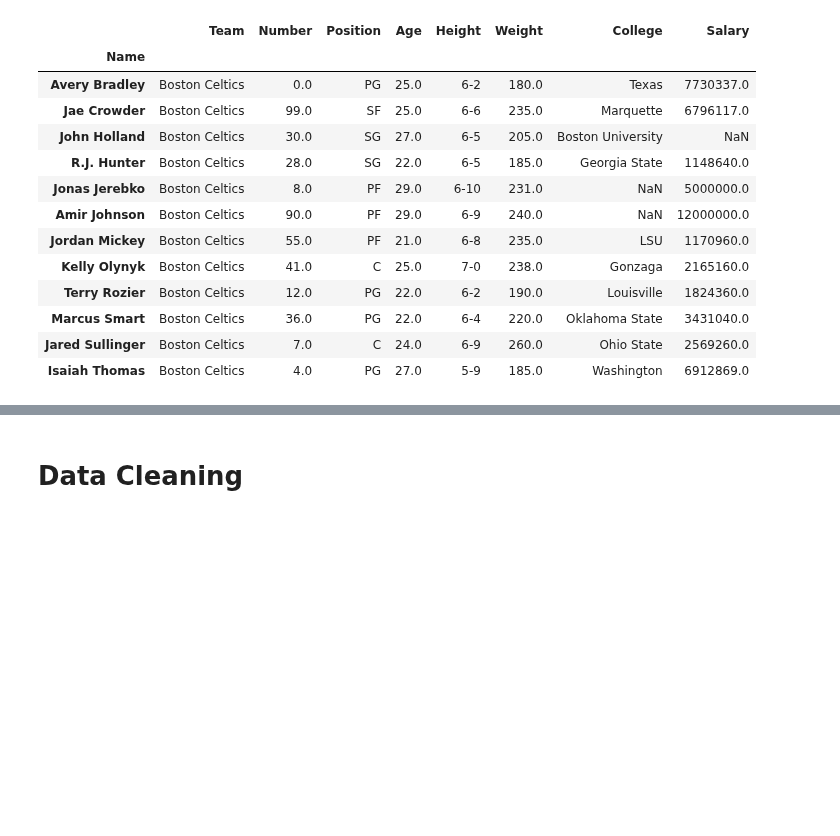
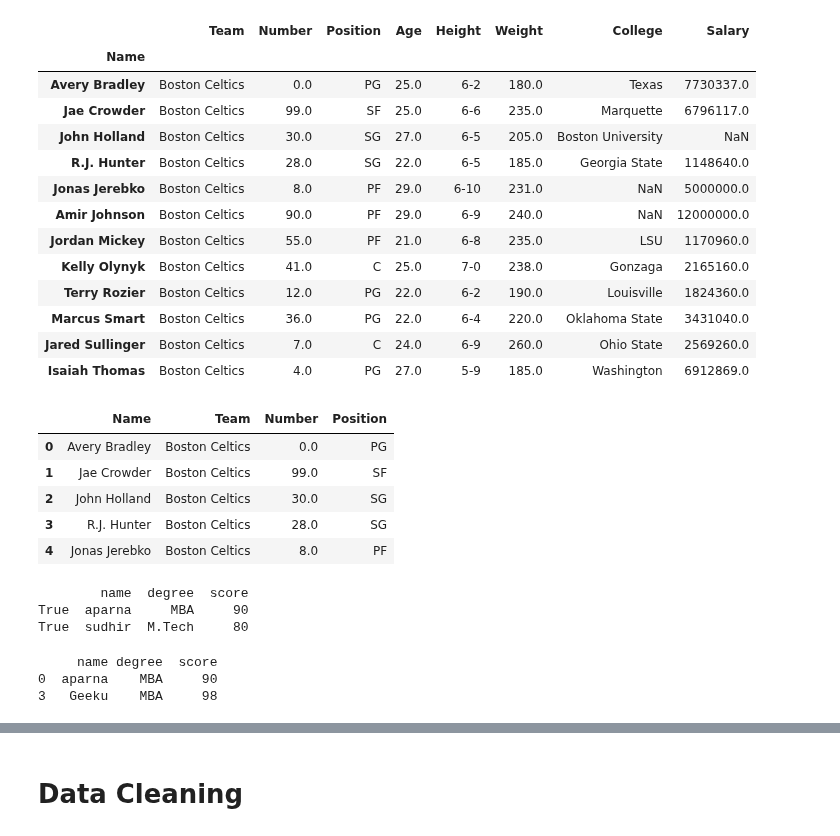
Before and after one commit to kjeyaram-orcl/DataScience, a Jupyter notebook: Pandas.ipynb, the cells around one changed output, grey strips where cells are left out. Saved outputs shown, nothing was run; the diff lists cells and outputs as text; code cells hidden in the pictures; blank space fills up the shorter version.

```diff
--- a/Pandas.ipynb
+++ b/Pandas.ipynb
@@ -448,3 +448,50 @@ rows
 | Marcus Smart | Boston Celtics | 36.0 | PG | 22.0 | 6-4 | 220.0 | Oklahoma State | 3431040.0 |
 | Jared Sullinger | Boston Celtics | 7.0 | C | 24.0 | 6-9 | 260.0 | Ohio State | 2569260.0 |
 | Isaiah Thomas | Boston Celtics | 4.0 | PG | 27.0 | 5-9 | 185.0 | Washington | 6912869.0 |
+# %%
+import pandas as pd
+
+data = pd.read_csv('/content/nba.csv')
+
+#Extracting multiple rows using a slice
+data.iloc[0:5,0:4]
+# %% [output]
+|  | Name | Team | Number | Position |
+| 0 | Avery Bradley | Boston Celtics | 0.0 | PG |
+| 1 | Jae Crowder | Boston Celtics | 99.0 | SF |
+| 2 | John Holland | Boston Celtics | 30.0 | SG |
+| 3 | R.J. Hunter | Boston Celtics | 28.0 | SG |
+| 4 | Jonas Jerebko | Boston Celtics | 8.0 | PF |
+# %%
+import pandas as pd
+# filtering data with boolean index
+
+# dictionary of lists
+dict = {'name':["aparna", "pankaj", "sudhir", "Geeku"],
+        'degree': ["MBA", "BCA", "M.Tech", "MBA"],
+        'score':[90, 40, 80, 98]}
+
+df = pd.DataFrame(dict, index = [True, False, True, False])
+
+print(df.loc[True]) # Accessing a DataFrame with a boolean index
+# %% [output]
+        name  degree  score
+True  aparna     MBA     90
+True  sudhir  M.Tech     80
+# %%
+import pandas as pd
+
+# filtering data with boolean index
+
+# dictionary of lists
+dict = {'name':["aparna", "pankaj", "sudhir", "Geeku"],
+        'degree': ["MBA", "BCA", "M.Tech", "MBA"],
+        'score':[90, 40, 80, 98]}
+
+df = pd.DataFrame(dict, index = [0, 1, 2, 3])
+
+print(df[[True,False,False,True]]) # Applying a boolean mask to a dataframe :
+# %% [output]
+     name degree  score
+0  aparna    MBA     90
+3   Geeku    MBA     98
```
Also changed, not shown: parts of 1 cell of this notebook.
